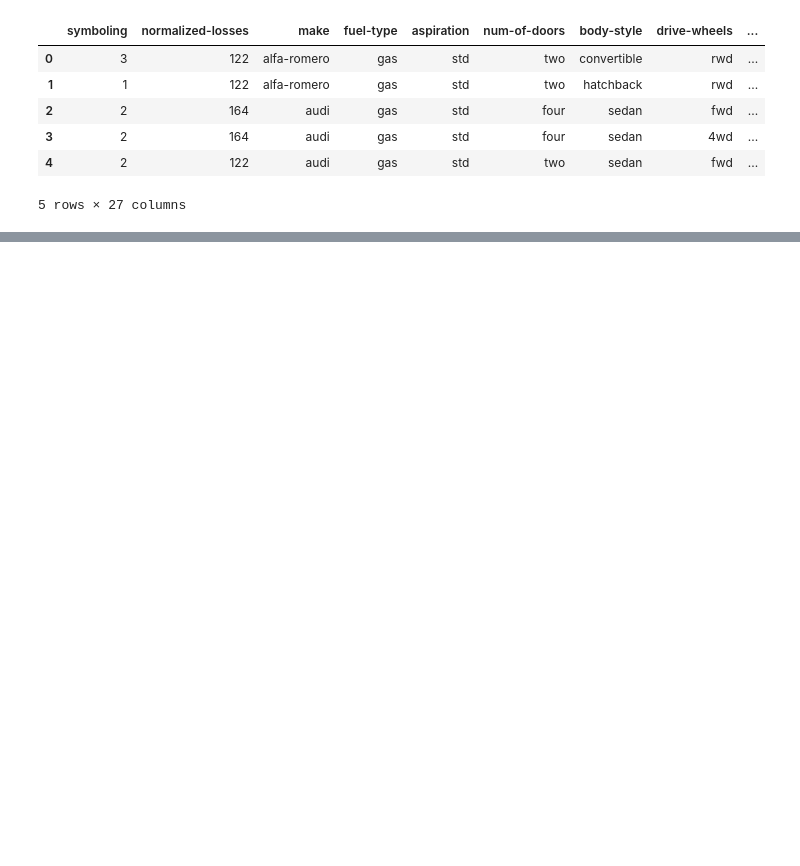
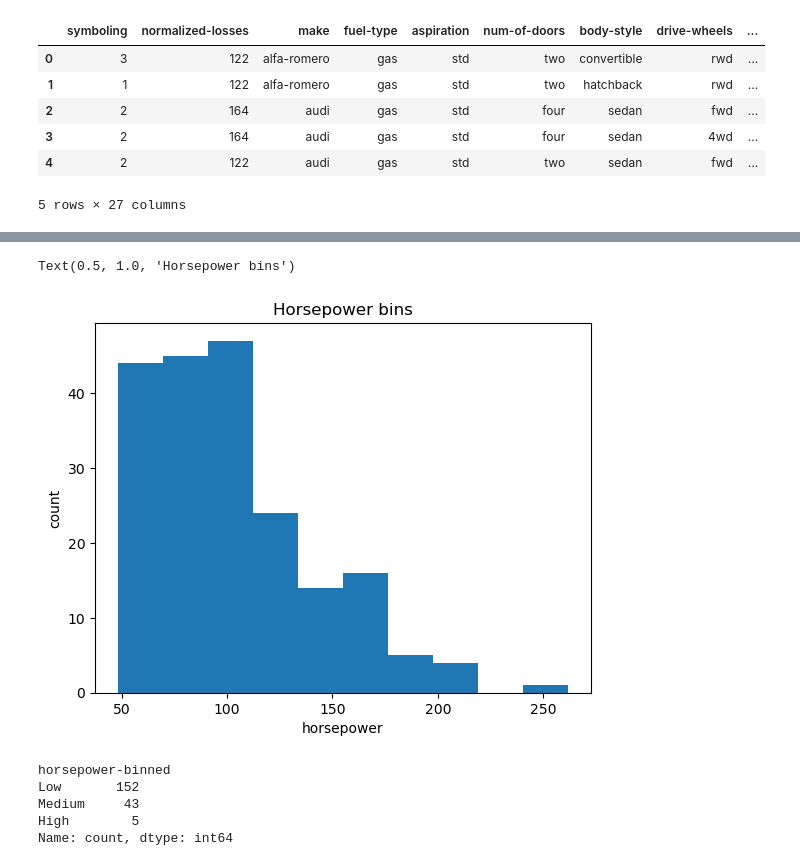
Before and after one commit to DUY2602/IBM-Data-Science, a Jupyter notebook: 7. Data Analysis with Python/Data wrangling/cars_pricing.ipynb, the cells around one changed output, grey strips where cells are left out. Saved outputs shown, nothing was run; the diff lists cells and outputs as text; code cells hidden in the pictures; blank space fills up the shorter version.

```diff
--- a/7. Data Analysis with Python/Data wrangling/cars_pricing.ipynb
+++ b/7. Data Analysis with Python/Data wrangling/cars_pricing.ipynb
@@ -124,9 +129,12 @@ Used when the **target variable** is missing.
 | Categorical | Replace by Mode | `num-of-doors` | Keep categorical consistency |
 | Target Variable | Drop Row | `price` | Missing target = unusable data |
 # %%
+# Calculate the mean value of the numeraical fields
 avg_norm_loss = df['normalized-losses'].astype("float").mean(axis=0)
 print('Average of normalised losses: ', avg_norm_loss)
-df['normalized-losses'].replace(np.NaN, avg_norm_loss, inplace=True)
+
+# Replace the nan value with that mean value
+df['normalized-losses'].replace(np.nan, avg_norm_loss, inplace=True)
 
 df.head()
 # %% [output]
@@ -145,23 +153,24 @@ For example, when doing 'df[col].method(value, inplace=True)', try using 'df.met
 | 4 | 2 | 122.0 | audi | gas | std | two | sedan | fwd | ... |
 5 rows × 26 columns
 # %%
+# Processing other numerical fields
 avg_bore = df['bore'].astype("float").mean(axis=0)
 print('Average bore: ', avg_bore)
-df['bore'].replace(np.NaN, avg_bore, inplace=True)
+df['bore'].replace(np.nan, avg_bore, inplace=True)
 
 
 avg_stroke = df['stroke'].astype('float').mean(axis=0)
 print('Average stroke: ', avg_stroke)
-df['stroke'].replace(np.NaN, avg_stroke, inplace=True)
+df['stroke'].replace(np.nan, avg_stroke, inplace=True)
 
 
 avg_horsepower = df['horsepower'].astype('float').mean(axis=0)
 print('Average horse power: ', avg_horsepower)
-df['horsepower'].replace(np.NaN, avg_horsepower, inplace=True)
+df['horsepower'].replace(np.nan, avg_horsepower, inplace=True)
 
 
 avg_peak_rpm = df['peak-rpm'].astype('float').mean(axis=0)
 print('Average peak-rpm: ', avg_peak_rpm)
-df['peak-rpm'].replace(np.NaN, avg_peak_rpm, inplace=True)
+df['peak-rpm'].replace(np.nan, avg_peak_rpm, inplace=True)
 # %% [output]
 Average bore:  3.3290499999999996
@@ -187,7 +201,8 @@ print(df['num-of-doors'].value_counts())
 # two      88
 print(df['num-of-doors'].value_counts().idxmax())            # We can get the mode value by .idxmax()
 
-df['num-of-doors'].replace(np.NaN, 'four', inplace=True)
+# Deal with nan in categorical value by MODE instead of MEAN
+df['num-of-doors'].replace(np.nan, 'four', inplace=True)
 # %% [output]
 num-of-doors
 four    114
@@ -269,3 +296,11 @@ df.head()
 | 3 | 2 | 164 | audi | gas | std | four | sedan | 4wd | ... |
 | 4 | 2 | 122 | audi | gas | std | two | sedan | fwd | ... |
 5 rows × 27 columns
+# %%
+# replace (original value) by (original value)/(maximum value)
+df['length'] = df['length'] / df['length'].max()
+df['width'] = df['width'] / df['width'].max()
+df['height'] = df['height'] / df['height'].max()
+
+# Verify the normalization
+df[['length', 'width', 'height']].head()
@@ -271,0 +314,29 @@ df.head()
+# %%
+# Histogram of raw data
+df["horsepower"]=df["horsepower"].astype(int, copy=True)
+
+plt.hist(df['horsepower'])
+
+plt.xlabel('horsepower')
+plt.ylabel('count')
+plt.title('Horsepower')
+# %% [output]
+Text(0.5, 1.0, 'Horsepower bins')
+[figure, added]
+# %%
+bins = np.linspace(min(df['horsepower']), max(df['horsepower']), 4)
+
+group_names = ['Low', 'Medium', 'High']
+df['horsepower-binned'] = pd.cut(df['horsepower'], bins, labels=group_names, include_lowest=True )
+
+df['horsepower-binned'].value_counts()
+# horsepower-binned
+# Low       152
+# Medium     43
+# High        5
+# %% [output]
+horsepower-binned
+Low       152
+Medium     43
+High        5
+Name: count, dtype: int64
```
Also changed, not shown: parts of 12 cells of this notebook, 1 other file.
